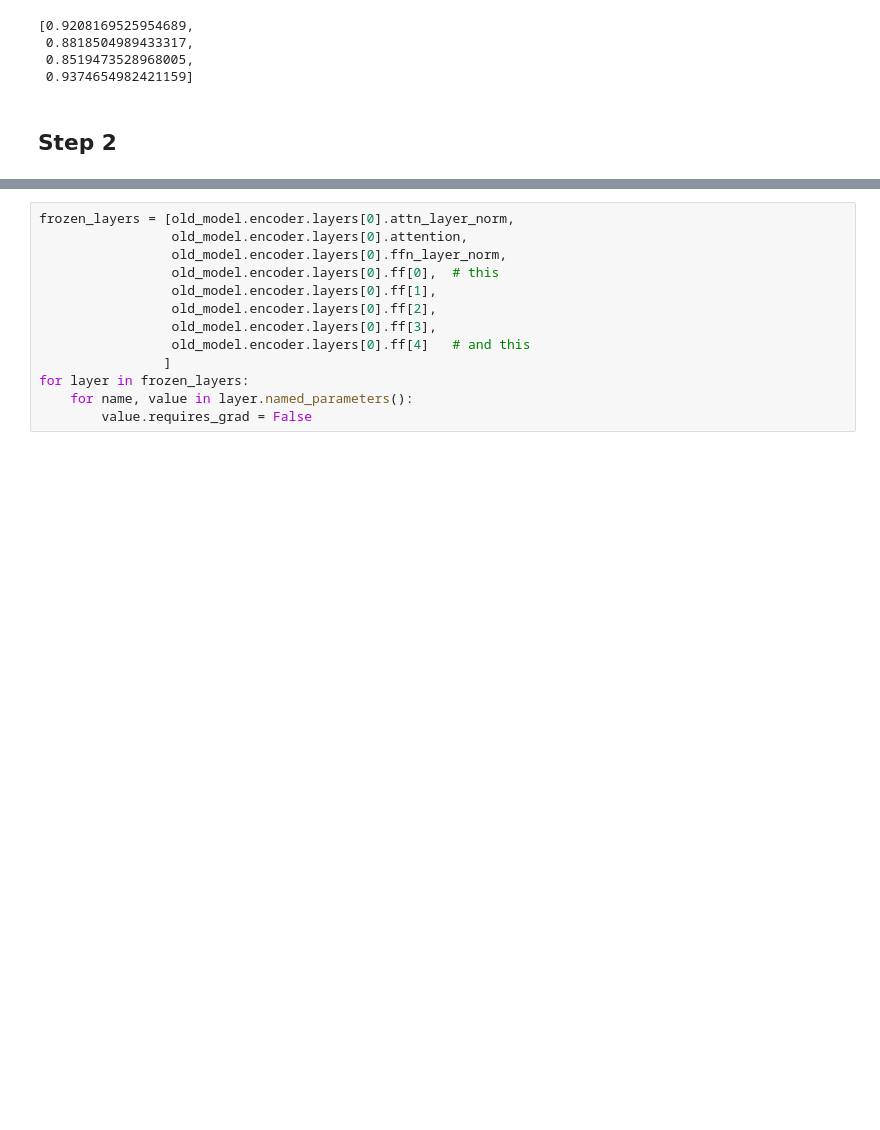
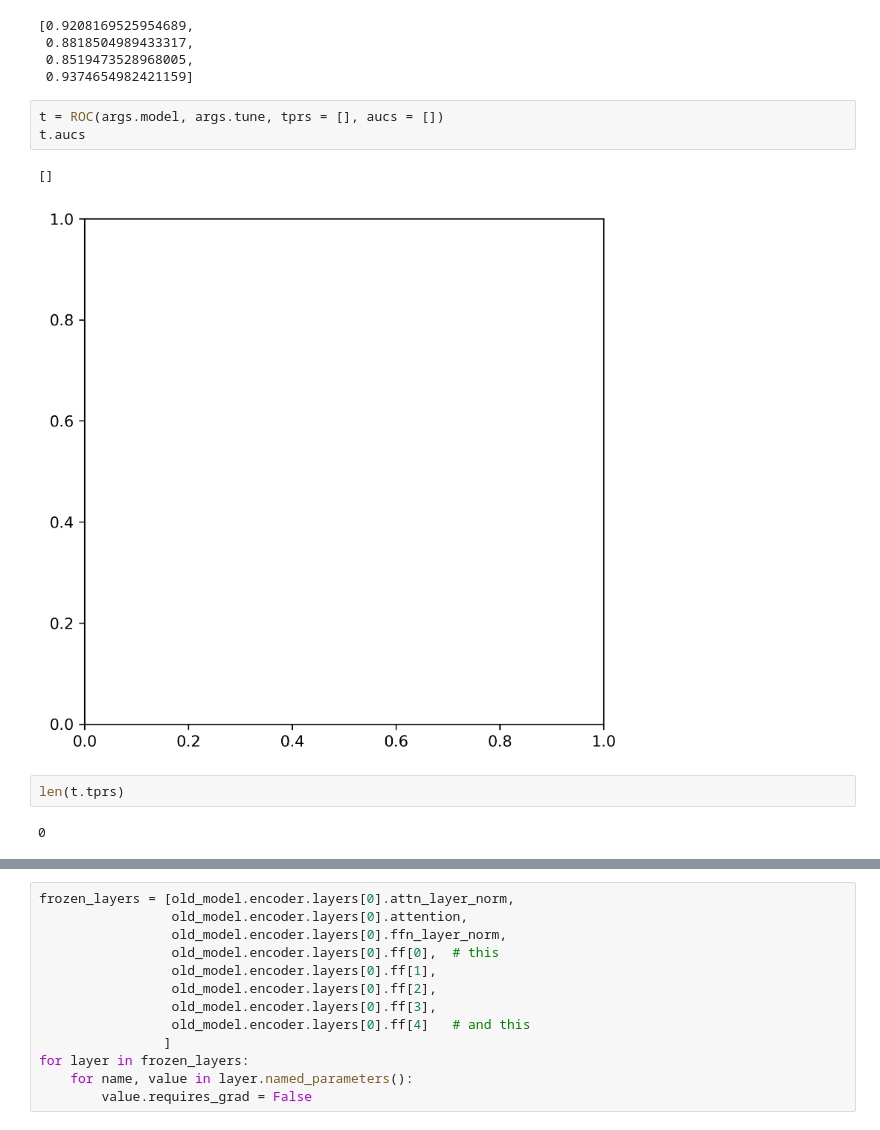
Before and after one commit to annlaurin/dyslexia_classifier, a Jupyter notebook: Multihead_fixation_prediction_v5_2_stage_tuning.ipynb, the cells around one changed output, grey strips where cells are left out. Cells and saved outputs as stored; diff of their text form; blank space fills up the shorter version.

```diff
--- a/Multihead_fixation_prediction_v5_2_stage_tuning.ipynb
+++ b/Multihead_fixation_prediction_v5_2_stage_tuning.ipynb
@@ -1388,5 +1388,13 @@ Roc.aucs
  0.8818504989433317,
  0.8519473528968005,
  0.9374654982421159]
-# %% [markdown]
-## Step 2
+# %%
+t = ROC(args.model, args.tune, tprs = [], aucs = [])
+t.aucs
+# %% [output]
+[]
+[figure, added]
+# %%
+len(t.tprs)
+# %% [output]
+0
```
Also changed, not shown: parts of 8 cells of this notebook.
